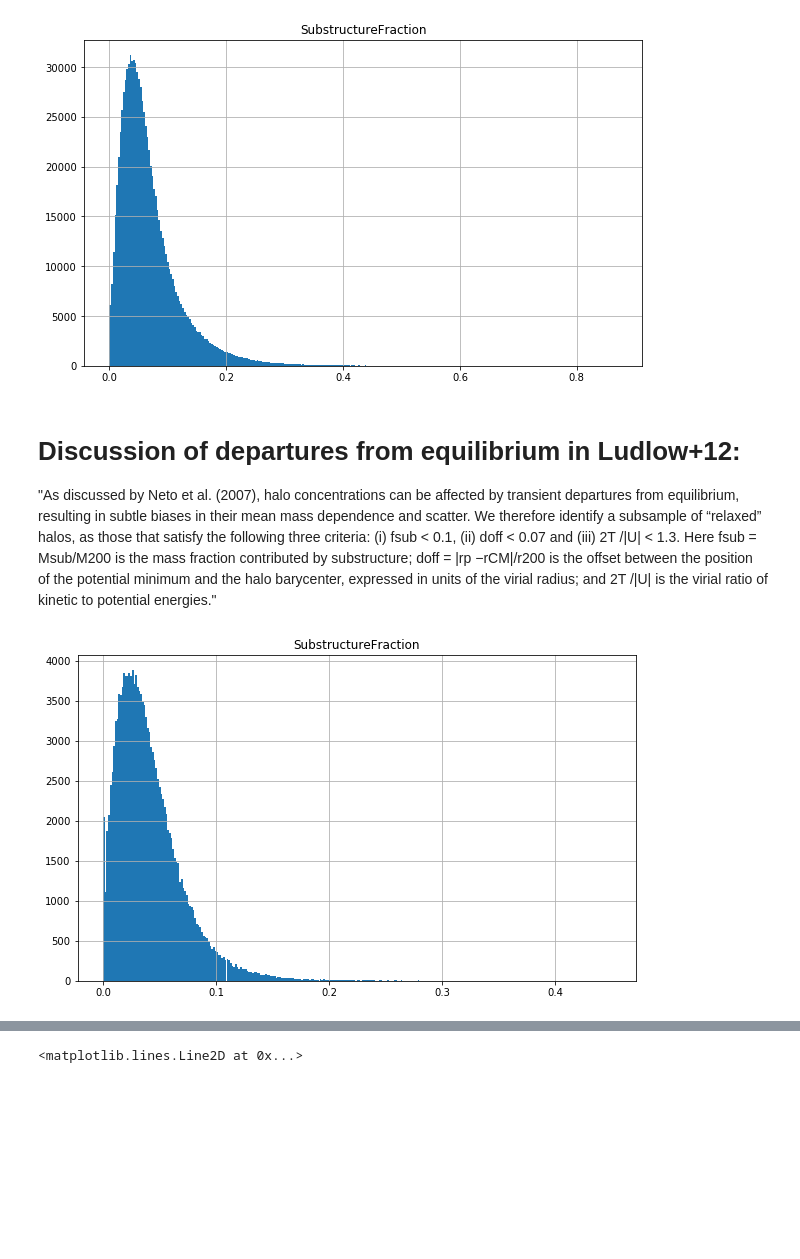
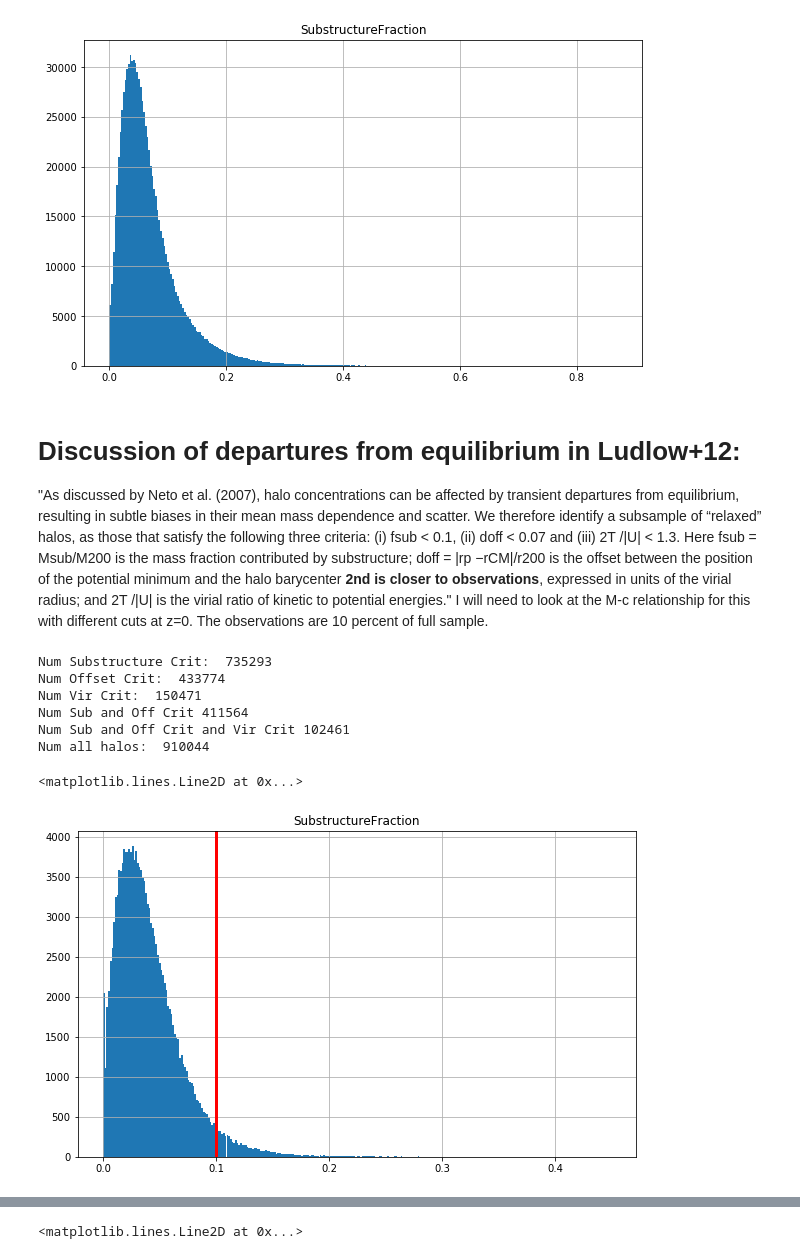
Before and after one commit to LSSTDESC/clmassmod, a Jupyter notebook: notebooks/MXXL_Relaxedness_Test.ipynb, the cells around one changed output, grey strips where cells are left out. Saved outputs shown, nothing was run; the diff lists cells and outputs as text; code cells hidden in the pictures; blank space fills up the shorter version.

```diff
--- a/notebooks/MXXL_Relaxedness_Test.ipynb
+++ b/notebooks/MXXL_Relaxedness_Test.ipynb
@@ -77,9 +79,9 @@ and scatter. We therefore identify a subsample of
 “relaxed” halos, as those that satisfy the following three criteria:
 (i) fsub < 0.1, (ii) doff < 0.07 and (iii) 2T /|U| < 1.3.
 Here fsub = Msub/M200 is the mass fraction contributed by
-substructure; doff = |rp −rCM|/r200 is the offset between the position of the potential minimum and the halo barycenter,
+substructure; doff = |rp −rCM|/r200 is the offset between the position of the potential minimum and the halo barycenter **2nd is closer to observations**,
 expressed in units of the virial radius; and 2T /|U| is the
-virial ratio of kinetic to potential energies."
+virial ratio of kinetic to potential energies."  I will need to look at the M-c relationship for this with different cuts at z=0.  The observations are 10 percent of full sample.
 # %%
 # Define the criteria
 fsub_crit = halos_list['SubstructureFraction'] < 0.1
@@ -88,10 +91,27 @@ vir_crit = halos_list['VirialRatio'] < 1.3
 # %%
 def hist_with_criteria(df, column, criteria, bins=300) :
+    ''' Plot the distribution of column given a criterion '''
     pd.DataFrame.hist(df.loc[criteria],column=[column],bins=300)
+# %%
+print 'Num Substructure Crit: ', halos_list.loc[fsub_crit].shape[0]
+print 'Num Offset Crit: ', halos_list.loc[doff_crit].shape[0]
+print 'Num Vir Crit: ', halos_list.loc[vir_crit].shape[0]
+print 'Num Sub and Off Crit', halos_list.loc[fsub_crit&doff_crit].shape[0]
+print 'Num Sub and Off Crit and Vir Crit', halos_list.loc[fsub_crit&doff_crit&vir_crit].shape[0]
+print 'Num all halos: ', halos_list.shape[0]
+# %% [output]
+Num Substructure Crit:  735293
+Num Offset Crit:  433774
+Num Vir Crit:  150471
+Num Sub and Off Crit 411564
+Num Sub and Off Crit and Vir Crit 102461
+Num all halos:  910044
 # %%
-# Let's check how the distributions of the virial ratio
+# Let's check how the distributions of the first two criteria change with the virial cut
 hist_with_criteria(halos_list, 'SubstructureFraction', vir_crit)
+plt.axvline(0.1,c='r',lw=3.0)
 # %% [output]
+<matplotlib.lines.Line2D at 0x...>
-[figure, old version]
+[figure, new version]
 # %%
 hist_with_criteria(halos_list, 'CenterOfMassOffset', vir_crit)
```
Also changed, not shown: parts of 31 cells of this notebook.
